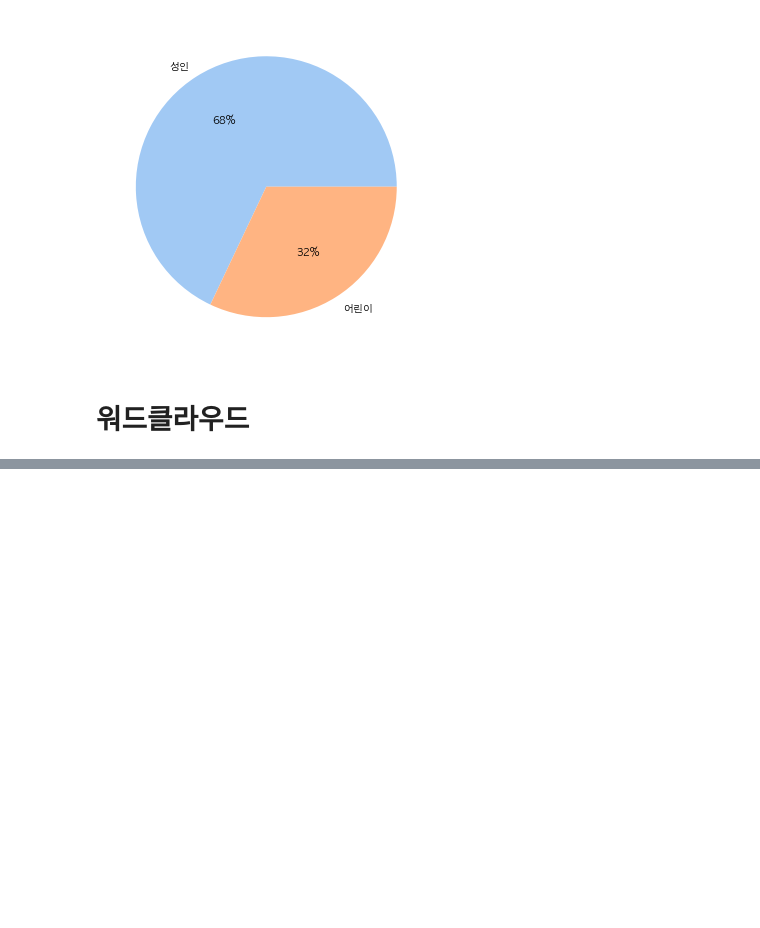
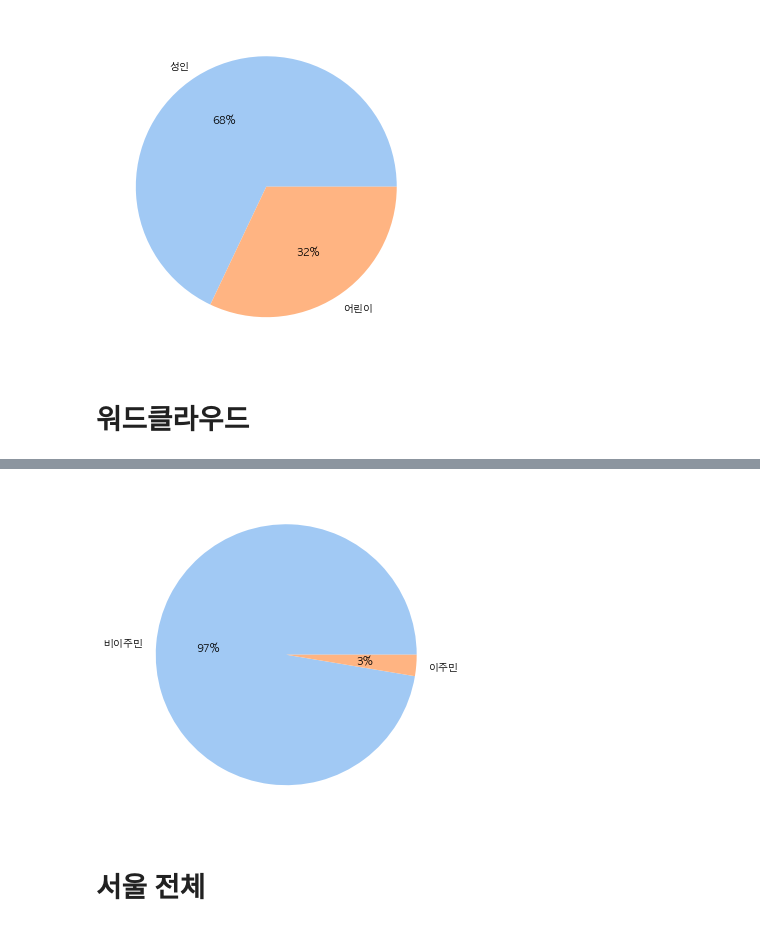
Before and after one commit to kyunakim/everybodys_lib, a Jupyter notebook: olive/도봉구 도서관.ipynb, the cells around one changed output, grey strips where cells are left out. Saved outputs shown, nothing was run; the diff lists cells and outputs as text; code cells hidden in the pictures; blank space fills up the shorter version.

```diff
--- a/olive/도봉구 도서관.ipynb
+++ b/olive/도봉구 도서관.ipynb
@@ -40,0 +123,23 @@ plt.show()
+# %%
+#이주민 :비 이주민 = 1:37
+
+import matplotlib.pyplot as plt
+import numpy as np
+import seaborn as sns
+
+from matplotlib import font_manager, rc
+rc('font', family='AppleGothic')
+plt.rcParams['axes.unicode_minus'] = False
+
+y = np.array([37, 1])
+labels = ['비이주민', '이주민']
+
+colors = sns.color_palette('pastel')[0:9]
+
+plt.figure(figsize=(10, 6))
+plt.pie(y, labels=labels, colors = colors, autopct='%.0f%%')
+plt.show()
+# %% [output]
+[figure, added]
+# %% [markdown]
+# 서울 전체
```
Also changed, not shown: parts of 38 cells of this notebook, 24 other files.
